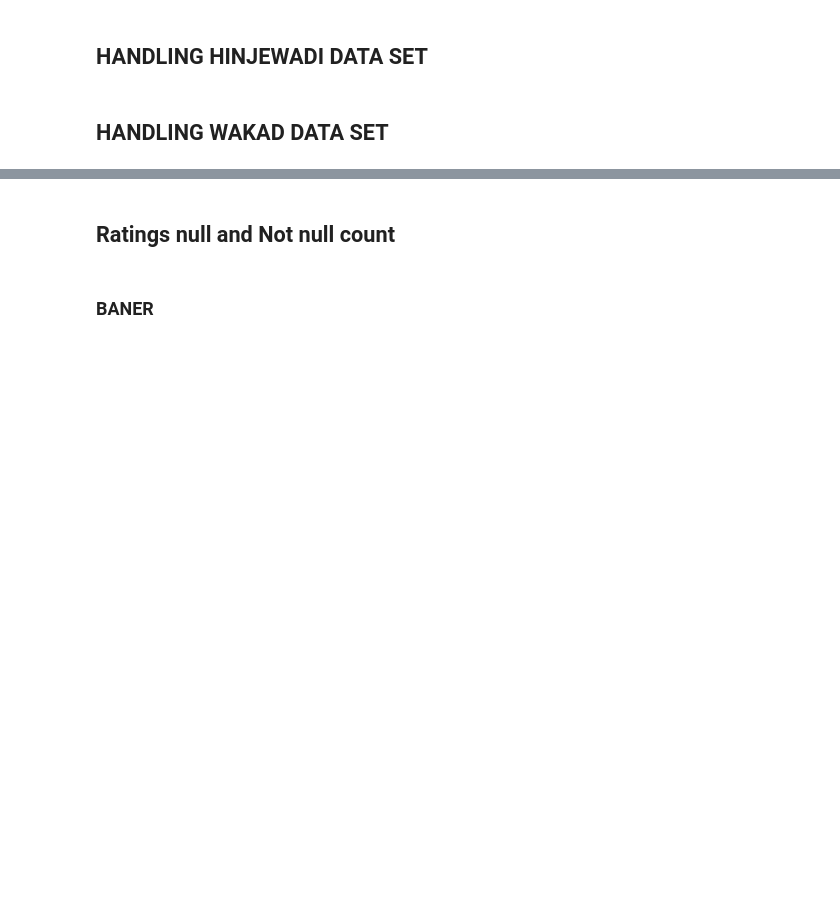
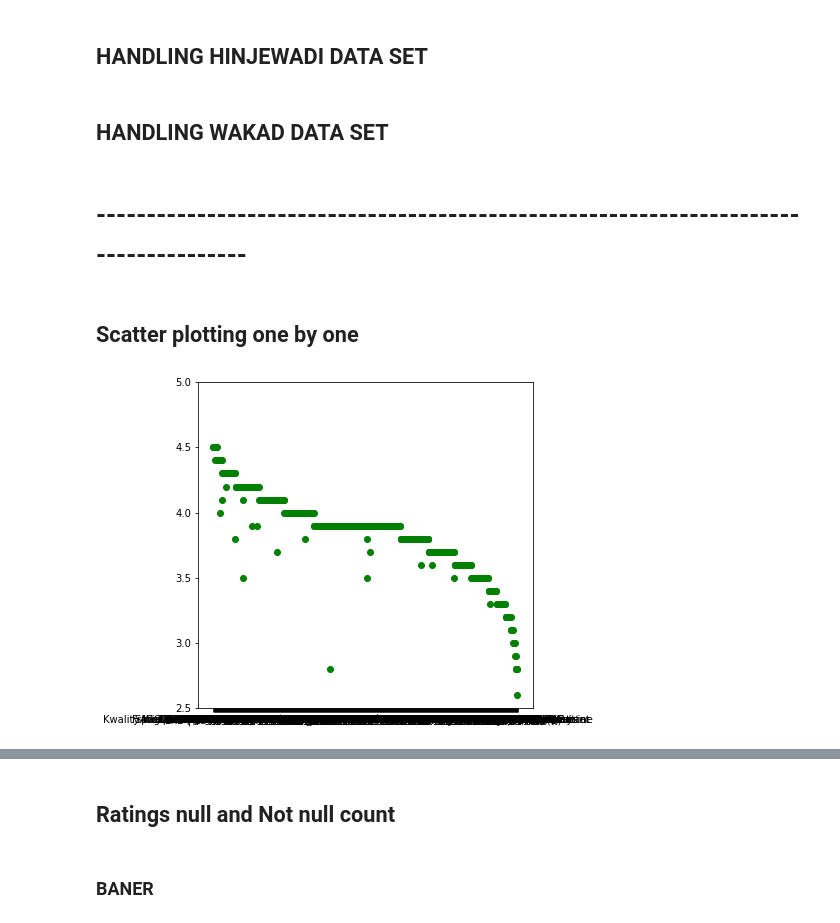
Before and after one commit to Ruthik27/Bed_Rest_and_Order_Services, a Jupyter notebook: new_data_zomato.ipynb, the cells around one changed output, grey strips where cells are left out. Saved outputs shown, nothing was run; the diff lists cells and outputs as text; code cells hidden in the pictures; blank space fills up the shorter version.

```diff
--- a/new_data_zomato.ipynb
+++ b/new_data_zomato.ipynb
@@ -226,0 +223,16 @@ plt.bar(above_four['Name'],above_four['ratings'])
+# %% [markdown]
+# -------------------------------------------------------------------------------------
+# %% [markdown]
+## Scatter plotting one by one
+# %%
+plt.figure(figsize=(6,6))
+x = baner_ratings['Name']
+y1 = baner_ratings['ratings']
+
+axes = plt.gca()
+axes.set_ylim([2.5,5.0])
+
+plt.scatter(x, y1, color='g')
+plt.show()
+# %% [output]
+[figure, added]
```
Also changed, not shown: parts of 38 cells of this notebook.
